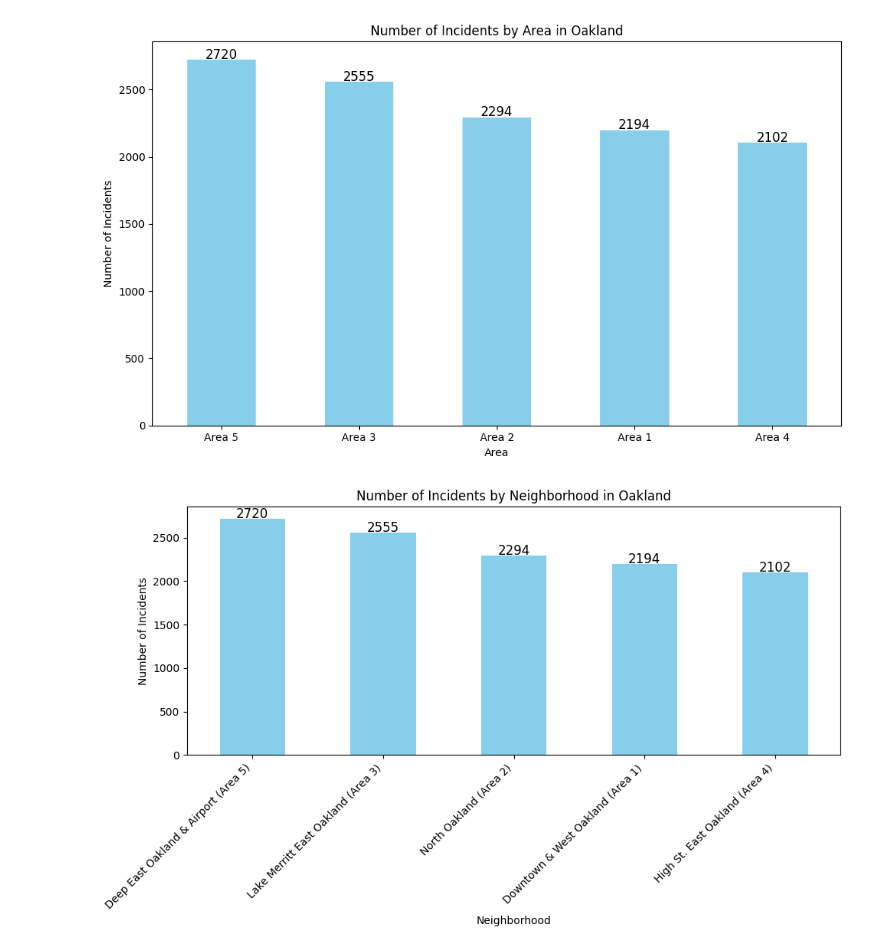
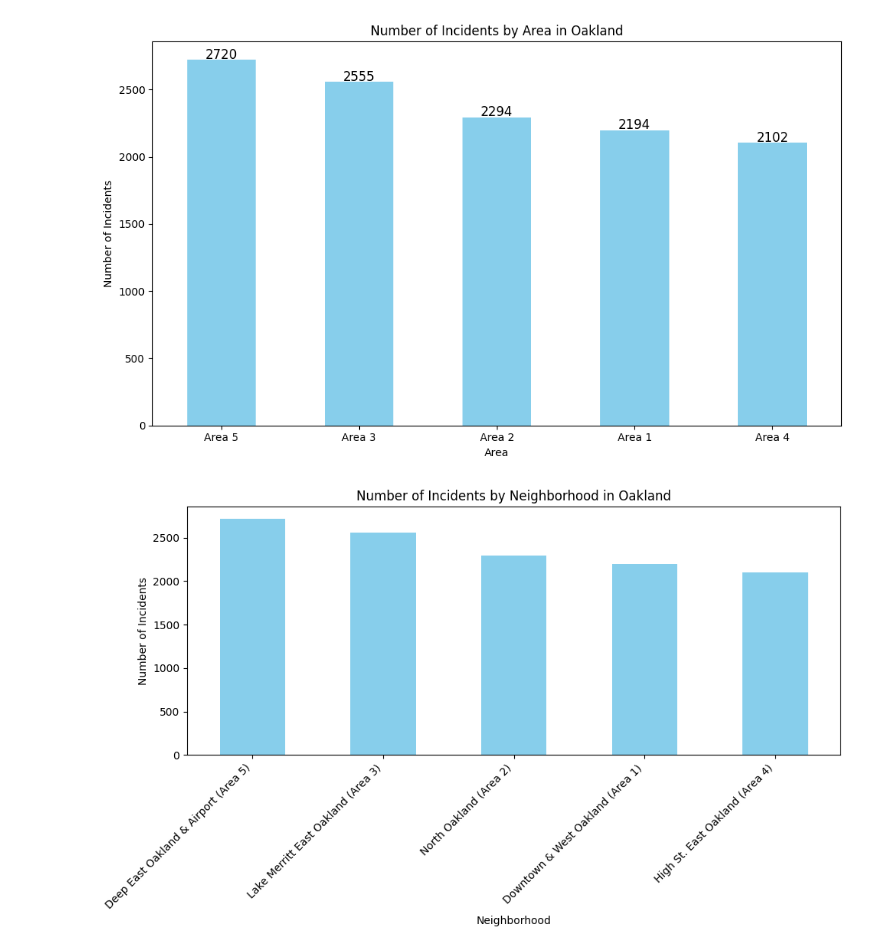
Before and after one commit to YourFavoritePoser/HackTheHood, a Jupyter notebook: projects/async-grey-robert-final-project/notebooks/visualizations.ipynb, the cells around one changed output. Cells and saved outputs as stored; diff of their text form; code cells hidden in the pictures.

```diff
--- a/projects/async-grey-robert-final-project/notebooks/visualizations.ipynb
+++ b/projects/async-grey-robert-final-project/notebooks/visualizations.ipynb
@@ -72,20 +72,15 @@ plt.show()
 # %%
 # Rename the areas using the beat_to_neighborhood dictionary
 incidents_by_area_renamed = incidents_by_area.rename(index=area_to_neighborhood)
 
 # Plot the number of incidents by the renamed areas
 plt.figure(figsize=(10, 6))
 incidents_by_area_renamed.plot(kind='bar', color='skyblue')
 plt.title('Number of Incidents by Neighborhood in Oakland')
 plt.xlabel('Neighborhood')
 plt.ylabel('Number of Incidents')
 plt.xticks(rotation=45, ha='right')
-
-# Add data labels on top of each bar
-for index, value in enumerate(incidents_by_area_renamed):
-    plt.text(index, value + 10, str(value), ha='center', fontsize=12)
-
 plt.tight_layout()
 plt.show()
 # %% [output]
-[figure, old version]
+[figure, new version]
```
Also changed, not shown: 2 other files.
